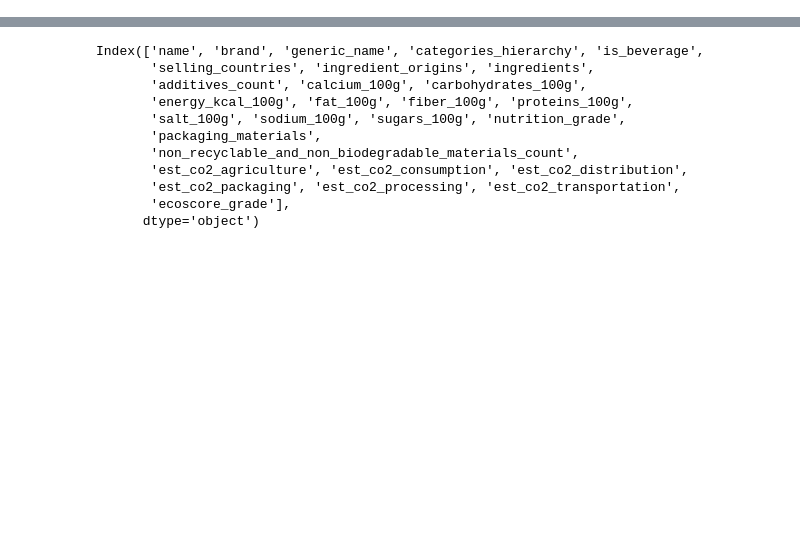
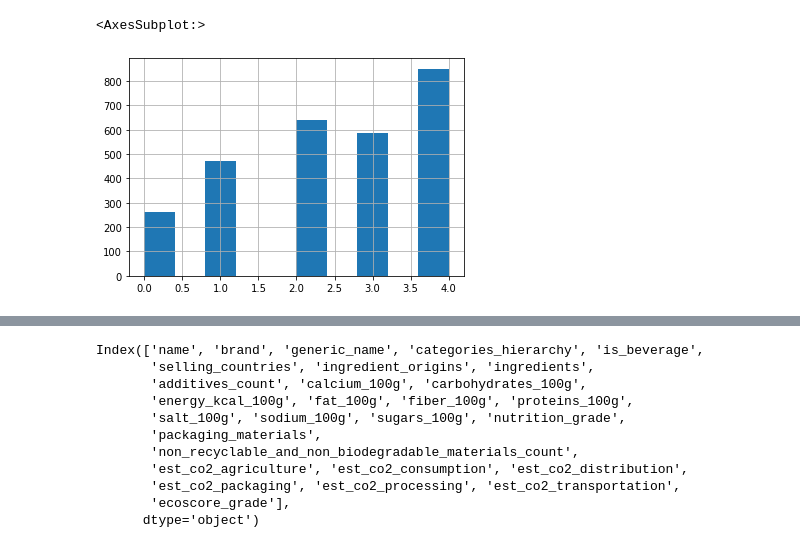
Before and after one commit to alfredoEP/RetoDanone, a Jupyter notebook: wb.ipynb, the cells around one changed output, grey strips where cells are left out. Cells and saved outputs as stored; diff of their text form; code cells hidden in the pictures; blank space fills up the shorter version.

```diff
--- a/wb.ipynb
+++ b/wb.ipynb
@@ -13,0 +50,5 @@ else:
+# %%
+dft.loc[dft['is_beverage']==1]['ecoscore_grade'].hist()
+# %% [output]
+<AxesSubplot:>
+[figure, added]
```
Also changed, not shown: parts of 31 cells of this notebook, 2 other files.
